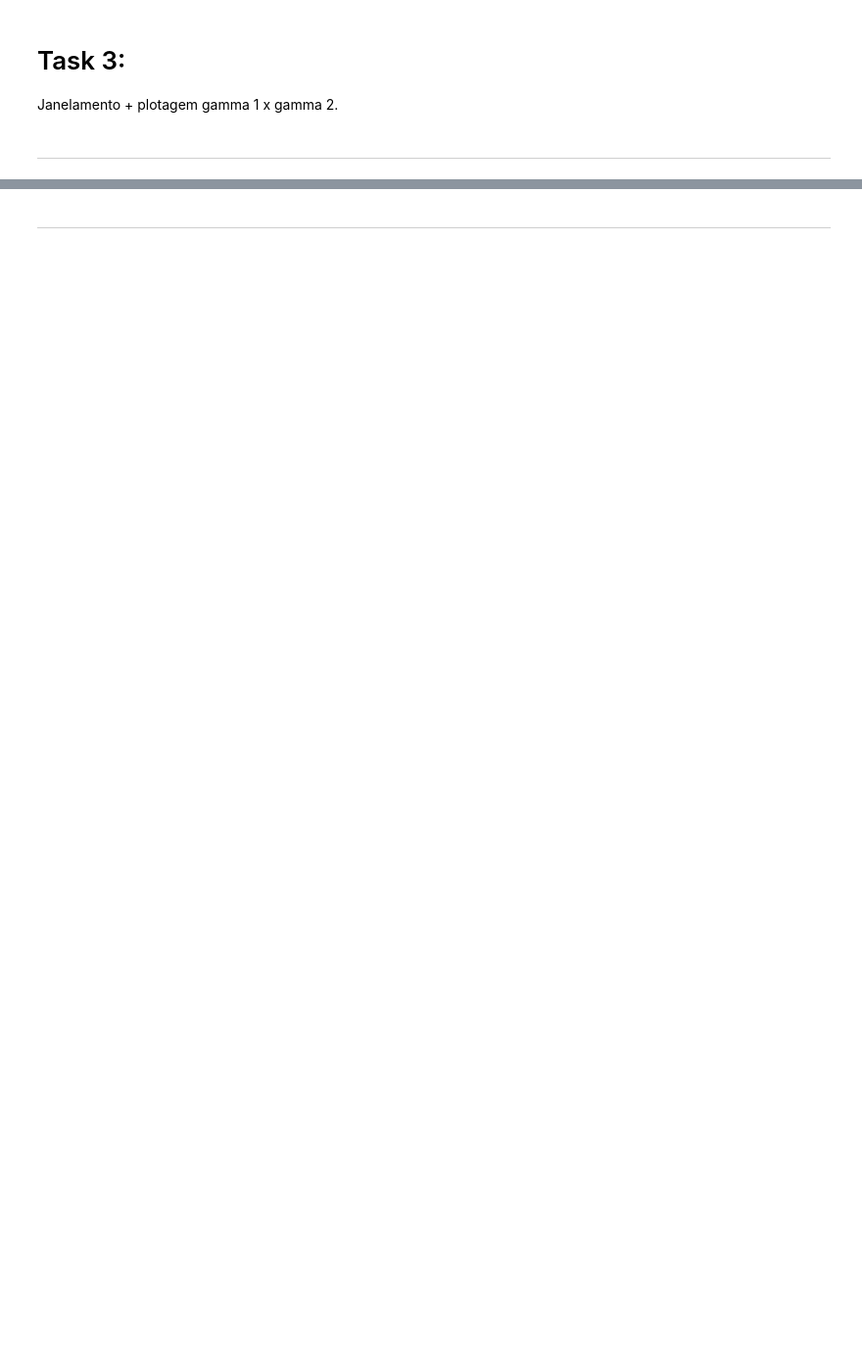
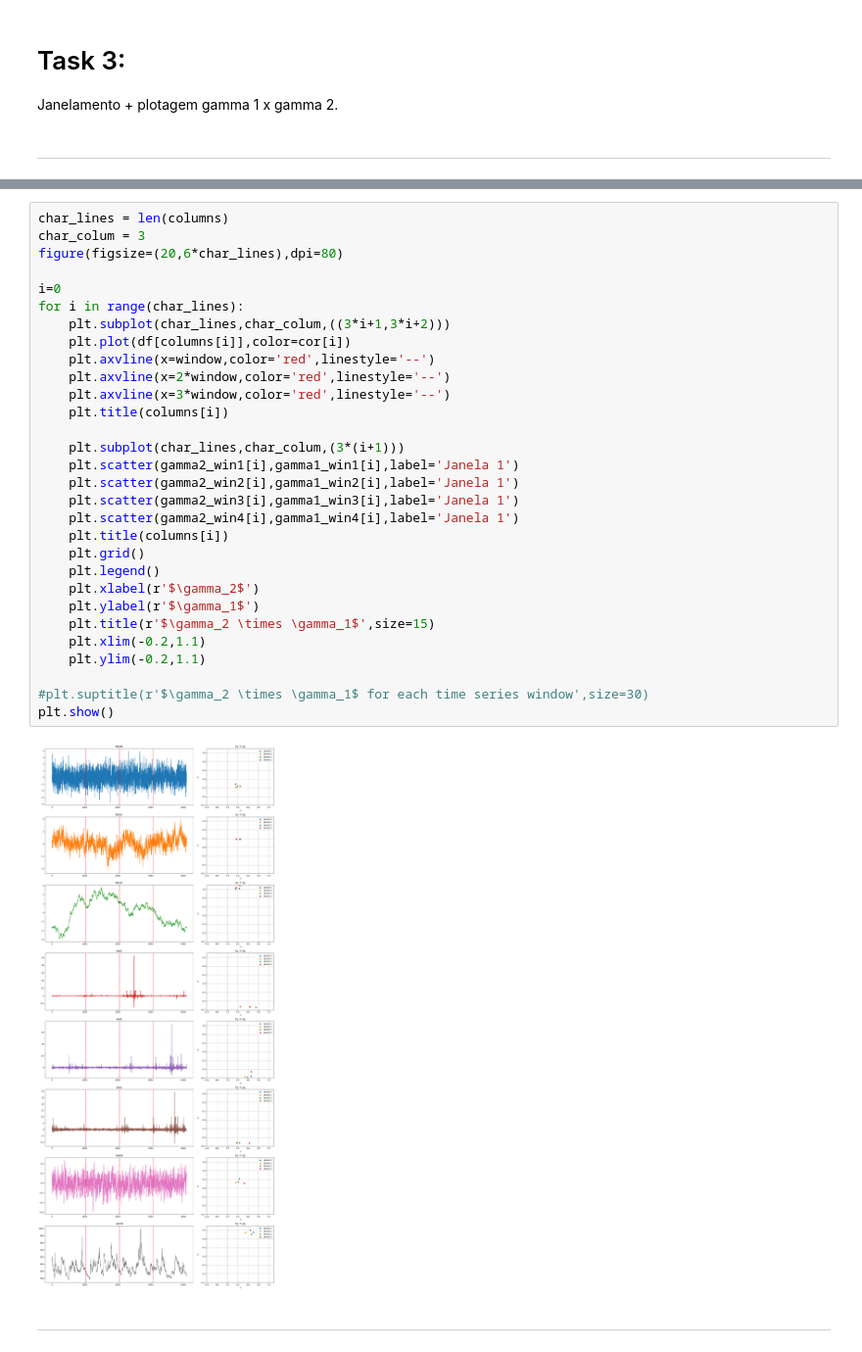
Before and after one commit to barauna-lo/Computational_Statistics, a Jupyter notebook: HandsOn_11/CAP417_HandsOn11_Barauna.ipynb, the cells around one changed output, grey strips where cells are left out. Shown: that part at 98% size. Drawn from its saved outputs; the diff is of its cells as text; blank space fills up the shorter version.

```diff
--- a/HandsOn_11/CAP417_HandsOn11_Barauna.ipynb
+++ b/HandsOn_11/CAP417_HandsOn11_Barauna.ipynb
@@ -943,3 +263,35 @@ Janelamento + plotagem gamma 1 x gamma 2.
+# %%
+char_lines = len(columns)
+char_colum = 3
+figure(figsize=(20,6*char_lines),dpi=80)
+
+i=0
+for i in range(char_lines):
+    plt.subplot(char_lines,char_colum,((3*i+1,3*i+2)))
+    plt.plot(df[columns[i]],color=cor[i])
+    plt.axvline(x=window,color='red',linestyle='--')
+    plt.axvline(x=2*window,color='red',linestyle='--')
+    plt.axvline(x=3*window,color='red',linestyle='--')
+    plt.title(columns[i])
+
+    plt.subplot(char_lines,char_colum,(3*(i+1)))
+    plt.scatter(gamma2_win1[i],gamma1_win1[i],label='Janela 1')
+    plt.scatter(gamma2_win2[i],gamma1_win2[i],label='Janela 1')
+    plt.scatter(gamma2_win3[i],gamma1_win3[i],label='Janela 1')
+    plt.scatter(gamma2_win4[i],gamma1_win4[i],label='Janela 1')
+    plt.title(columns[i])
+    plt.grid()
+    plt.legend()
+    plt.xlabel(r'$\gamma_2$')
+    plt.ylabel(r'$\gamma_1$')
+    plt.title(r'$\gamma_2 \times \gamma_1$',size=15)
+    plt.xlim(-0.2,1.1)
+    plt.ylim(-0.2,1.1)
+
+#plt.suptitle(r'$\gamma_2 \times \gamma_1$ for each time series window',size=30)
+plt.show()
+# %% [output]
+[figure, added]
 # %% [markdown]
 
 
```
Also changed, not shown: parts of 52 cells of this notebook.
